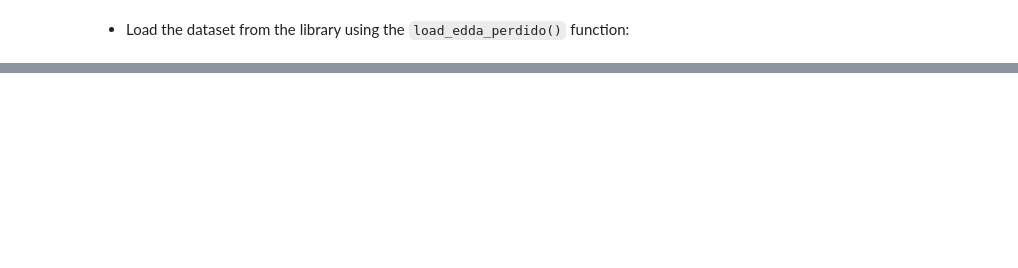
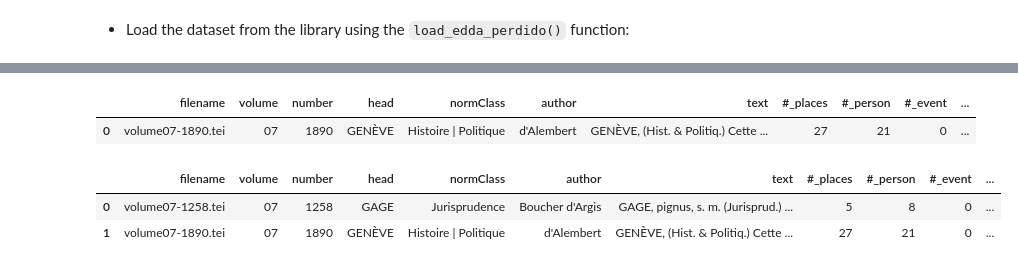
Before and after one commit to ludovicmoncla/SunoikisisDC-Summer2022-Session9, a Jupyter notebook: Tutorial-geoparsing.ipynb, the cells around one changed output, grey strips where cells are left out. Cells and saved outputs as stored; diff of their text form; code cells hidden in the pictures; blank space fills up the shorter version.

```diff
--- a/Tutorial-geoparsing.ipynb
+++ b/Tutorial-geoparsing.ipynb
@@ -357,3 +418,18 @@ df.head()
+# %%
+# filter by metadata
+collection = dataset.filter_equal(column='head', value='GENÈVE')
+collection.to_dataframe()
+# %% [output]
+|  | filename | volume | number | head | normClass | author | text | #_places | #_person | #_event | ... |
+| 0 | volume07-1890.tei | 07 | 1890 | GENÈVE | Histoire | Politique | d'Alembert | GENÈVE, (Hist. & Politiq.) Cette ... | 27 | 21 | 0 | ... |
+# %%
+# filter by metadata
+collection = dataset.filter_in(column='head', values=['GENÈVE', 'GAGE'])
+collection.to_dataframe()
+# %% [output]
+|  | filename | volume | number | head | normClass | author | text | #_places | #_person | #_event | ... |
+| 0 | volume07-1258.tei | 07 | 1258 | GAGE | Jurisprudence | Boucher d'Argis | GAGE, pignus, s. m. (Jurisprud.) ... | 5 | 8 | 0 | ... |
+| 1 | volume07-1890.tei | 07 | 1890 | GENÈVE | Histoire | Politique | d'Alembert | GENÈVE, (Hist. & Politiq.) Cette ... | 27 | 21 | 0 | ... |
 # %%
 # get only docs that contain place names
 docs_with_places = dataset.contains('place')
```
Also changed, not shown: parts of 38 cells of this notebook.
